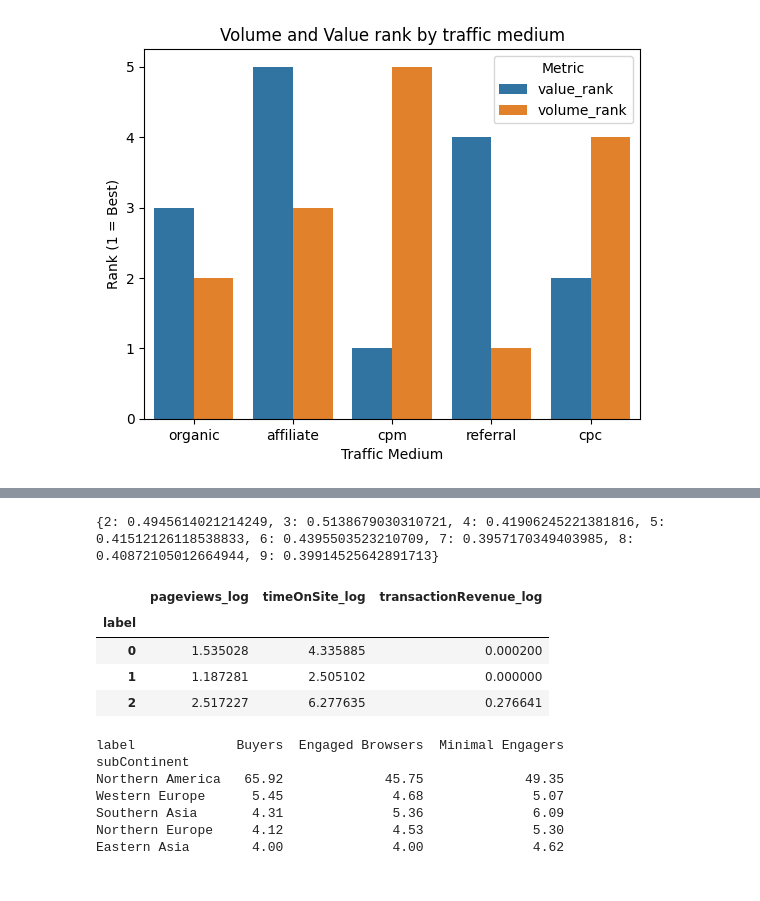
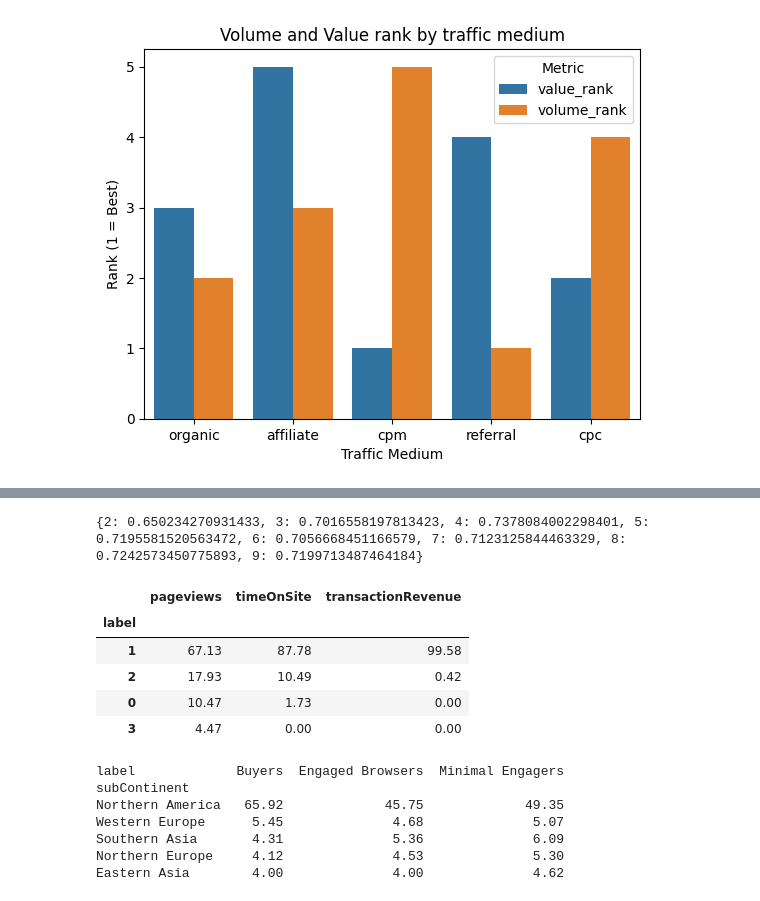
Before and after one commit to IoannisDev/Google-analytics-analysis, a Jupyter notebook: notebooks/notebook01.ipynb, the cells around one changed output, grey strips where cells are left out. Drawn from its saved outputs; the diff is of its cells as text; code cells hidden in the pictures.

```diff
--- a/notebooks/notebook01.ipynb
+++ b/notebooks/notebook01.ipynb
@@ -69,7 +69,7 @@ cs['transactionRevenue'] = cs['transactionRevenue'].fillna(0)
 cs['timeOnSite'] = cs['timeOnSite'].fillna(0)
 # %%
 
-cs_cluster = cs[cs['bounces'] == 0].copy()
+cs_cluster = cs.copy()
 
 cap = cs_cluster['pageviews'].quantile(0.99)
 
@@ -114,21 +114,25 @@ for k in range(2, 10):
 
 print(silhouette_scores)
 # %% [output]
-{2: 0.4945614021214249, 3: 0.5138679030310721, 4: 0.41906245221381816, 5: 0.41512126118538833, 6: 0.4395503523210709, 7: 0.3957170349403985, 8: 0.40872105012664944, 9: 0.39914525642891713}
+{2: 0.650234270931433, 3: 0.7016558197813423, 4: 0.7378084002298401, 5: 0.7195581520563472, 6: 0.7056668451166579, 7: 0.7123125844463329, 8: 0.7242573450775893, 9: 0.7199713487464184}
 # %%
-kmean = KMeans(n_clusters=3,random_state=42)
+kmean = KMeans(n_clusters=4,random_state=42)
 cs_cluster['label'] = kmean.fit_predict(cs_cluster[features])
 # %%
 
 
 # Re-profile
-cs_cluster.groupby('label')[['pageviews_log', 'timeOnSite_log', 'transactionRevenue_log']].mean()
+segment=cs_cluster.groupby('label')[['pageviews', 'timeOnSite', 'transactionRevenue']].mean()
+segment_pct = segment.div(segment.sum(axis=0),axis=1)*100
+segment_pct = segment_pct.sort_values("transactionRevenue",ascending=False).round(2)
+segment_pct
 # %% [output]
-|  | pageviews_log | timeOnSite_log | transactionRevenue_log |
+|  | pageviews | timeOnSite | transactionRevenue |
 | label |  |  |  |
-| 0 | 1.535028 | 4.335885 | 0.000200 |
-| 1 | 1.187281 | 2.505102 | 0.000000 |
-| 2 | 2.517227 | 6.277635 | 0.276641 |
+| 1 | 67.13 | 87.78 | 99.58 |
+| 2 | 17.93 | 10.49 | 0.42 |
+| 0 | 10.47 | 1.73 | 0.00 |
+| 3 | 4.47 | 0.00 | 0.00 |
 # %%
 cs_cluster['label'] = cs_cluster['label'].replace({0: 'Engaged Browsers', 1: 'Minimal Engagers', 2: 'Buyers'})
 # %%
```
Also changed, not shown: parts of 1 cell of this notebook, 1 other file.
